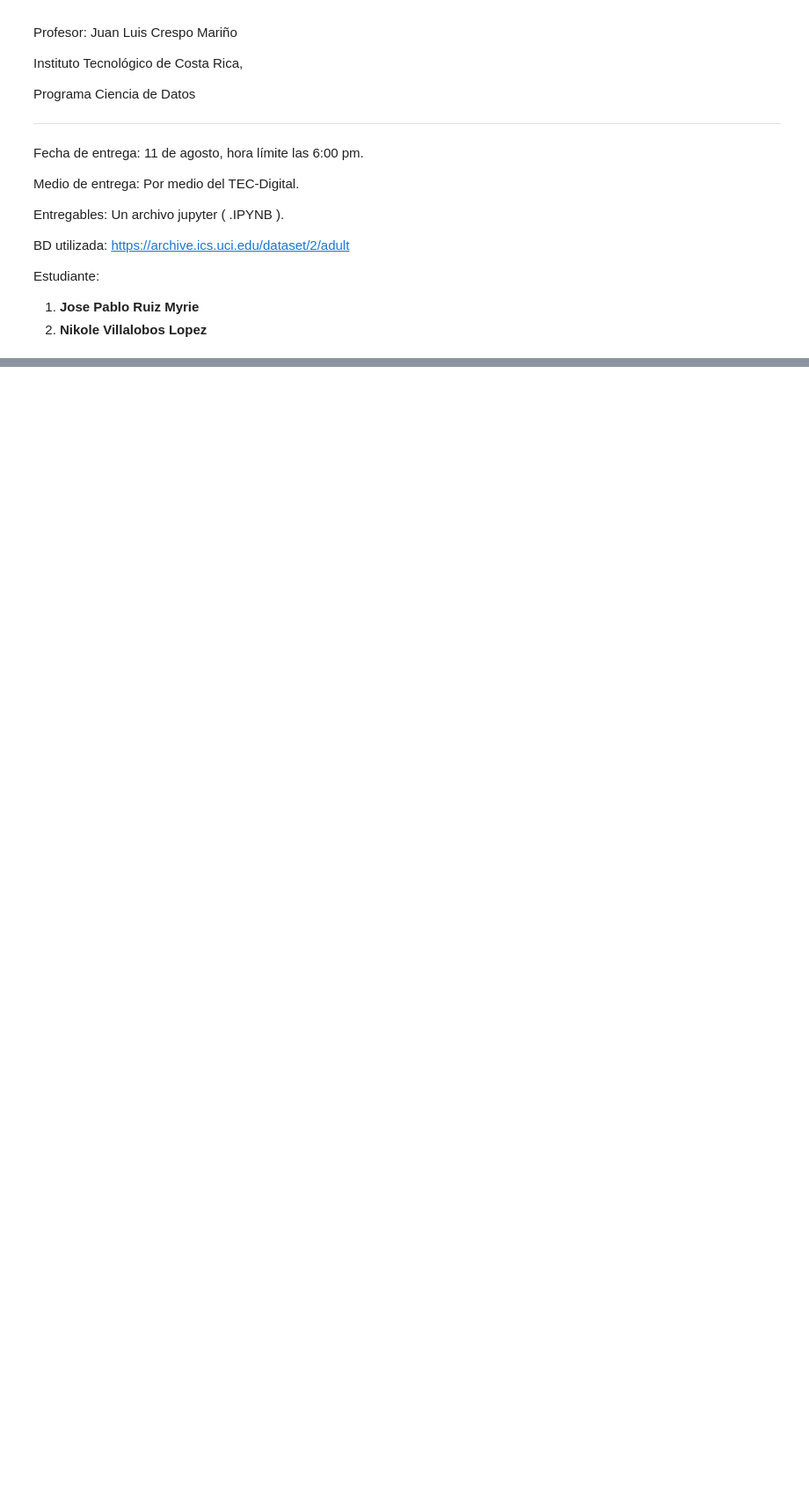
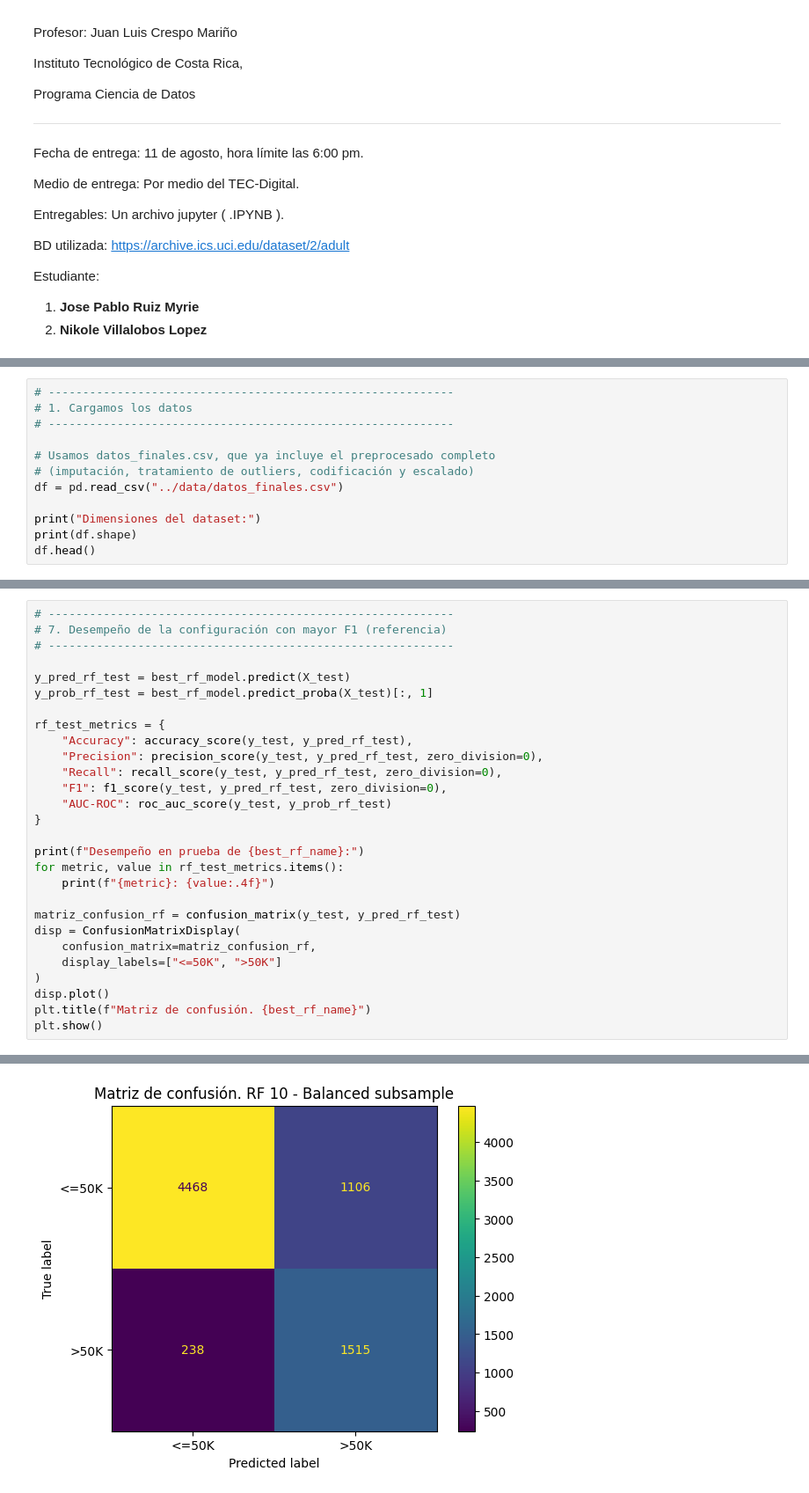
Before and after one commit to nikolevillaloboss/proyecto_final_ml, a Jupyter notebook: notebooks/04_random_forest.ipynb, the cells around one changed output, grey strips where cells are left out. Shown at 88% size. Cells and saved outputs as stored; diff of their text form; blank space fills up the shorter version.

```diff
--- a/notebooks/04_random_forest.ipynb
+++ b/notebooks/04_random_forest.ipynb
@@ -309,0 +86,12 @@ for metric, value in baseline_metrics.items():
+# %%
+# -----------------------------------------------------------
+# 1. Cargamos los datos
+# -----------------------------------------------------------
+
+# Usamos datos_finales.csv, que ya incluye el preprocesado completo
+# (imputación, tratamiento de outliers, codificación y escalado)
+df = pd.read_csv("../data/datos_finales.csv")
+
+print("Dimensiones del dataset:")
+print(df.shape)
+df.head()
@@ -309,0 +323,29 @@ for metric, value in baseline_metrics.items():
+# %%
+# -----------------------------------------------------------
+# 7. Desempeño de la configuración con mayor F1 (referencia)
+# -----------------------------------------------------------
+
+y_pred_rf_test = best_rf_model.predict(X_test)
+y_prob_rf_test = best_rf_model.predict_proba(X_test)[:, 1]
+
+rf_test_metrics = {
+    "Accuracy": accuracy_score(y_test, y_pred_rf_test),
+    "Precision": precision_score(y_test, y_pred_rf_test, zero_division=0),
+    "Recall": recall_score(y_test, y_pred_rf_test, zero_division=0),
+    "F1": f1_score(y_test, y_pred_rf_test, zero_division=0),
+    "AUC-ROC": roc_auc_score(y_test, y_prob_rf_test)
+}
+
+print(f"Desempeño en prueba de {best_rf_name}:")
+for metric, value in rf_test_metrics.items():
+    print(f"{metric}: {value:.4f}")
+
+matriz_confusion_rf = confusion_matrix(y_test, y_pred_rf_test)
+disp = ConfusionMatrixDisplay(
+    confusion_matrix=matriz_confusion_rf,
+    display_labels=["<=50K", ">50K"]
+)
+disp.plot()
+plt.title(f"Matriz de confusión. {best_rf_name}")
+plt.show()
+# %% [output]
@@ -309,0 +358 @@ for metric, value in baseline_metrics.items():
+[figure, added]
```
Also changed, not shown: parts of 26 cells of this notebook, 13 other files.
